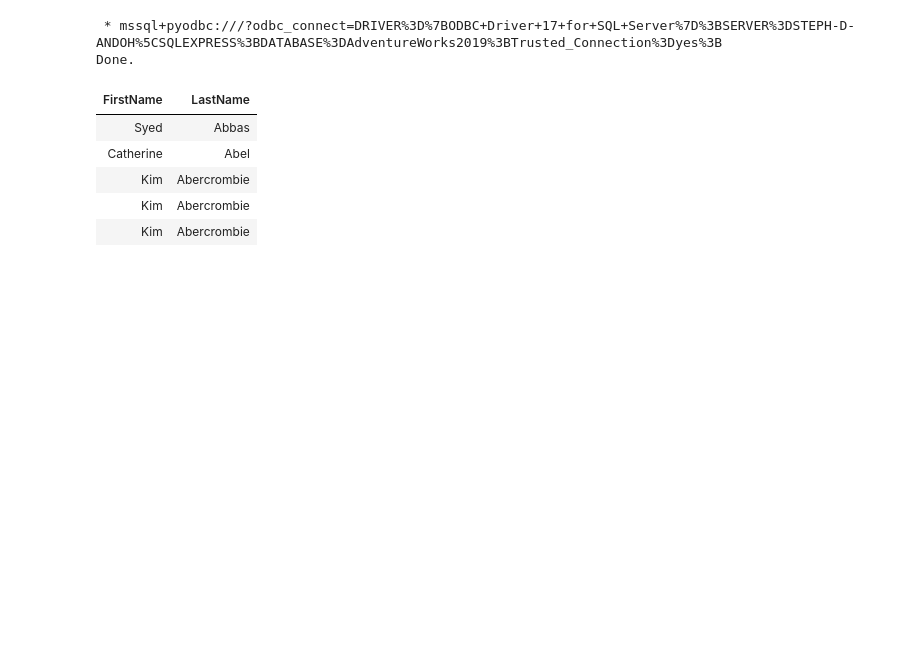
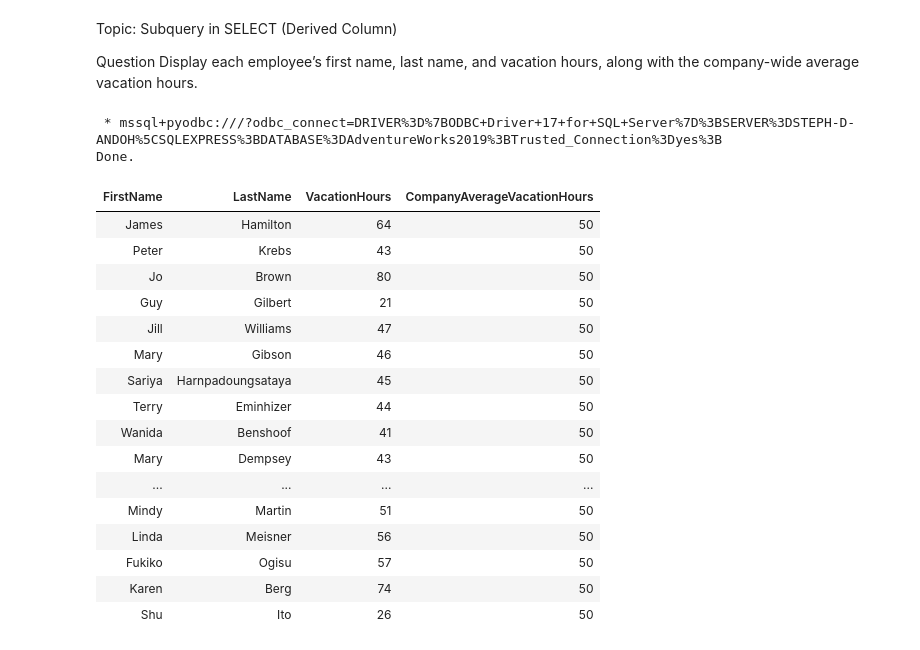
Before and after one commit to stephandoh/adventureworks2019-sql-tutorials, a Jupyter notebook: Subqueries.ipynb, the cells around one changed output. Drawn from its saved outputs; the diff is of its cells as text; code cells hidden in the pictures; blank space fills up the shorter version.

```diff
--- a/Subqueries.ipynb
+++ b/Subqueries.ipynb
@@ -23,15 +23,38 @@ connection_string = f"mssql+pyodbc:///?odbc_connect={params}"
 
 #Connect to the database
 %sql $connection_string
-# %%
-%%sql
-SELECT TOP 5 FirstName, LastName FROM Person.Person;
-# %% [output]
- * mssql+pyodbc:///?odbc_connect=DRIVER%3D%7BODBC+Driver+17+for+SQL+Server%7D%3BSERVER%3DSTEPH-D-ANDOH%5CSQLEXPRESS%3BDATABASE%3DAdventureWorks2019%3BTrusted_Connection%3Dyes%3B
-Done.
-| FirstName | LastName |
-| Syed | Abbas |
-| Catherine | Abel |
-| Kim | Abercrombie |
-| Kim | Abercrombie |
-| Kim | Abercrombie |
+# %% [markdown]
+Topic: Subquery in SELECT (Derived Column)
+
+Question
+Display each employee’s first name, last name, and vacation hours, along with the company-wide average vacation hours.
+# %%
+%%sql
+SELECT
+    PEP.FirstName,
+    PEP.LastName,
+    HRE.VacationHours,
+    (SELECT AVG(VacationHours) FROM HumanResources.Employee) AS CompanyAverageVacationHours
+FROM HumanResources.Employee AS HRE
+LEFT JOIN Person.Person AS PEP
+    ON HRE.BusinessEntityID = PEP.BusinessEntityID;
+# %% [output]
+ * mssql+pyodbc:///?odbc_connect=DRIVER%3D%7BODBC+Driver+17+for+SQL+Server%7D%3BSERVER%3DSTEPH-D-ANDOH%5CSQLEXPRESS%3BDATABASE%3DAdventureWorks2019%3BTrusted_Connection%3Dyes%3B
+Done.
+| FirstName | LastName | VacationHours | CompanyAverageVacationHours |
+| James | Hamilton | 64 | 50 |
+| Peter | Krebs | 43 | 50 |
+| Jo | Brown | 80 | 50 |
+| Guy | Gilbert | 21 | 50 |
+| Jill | Williams | 47 | 50 |
+| Mary | Gibson | 46 | 50 |
+| Sariya | Harnpadoungsataya | 45 | 50 |
+| Terry | Eminhizer | 44 | 50 |
+| Wanida | Benshoof | 41 | 50 |
+| Mary | Dempsey | 43 | 50 |
+| ... | ... | ... | ... |
+| Mindy | Martin | 51 | 50 |
+| Linda | Meisner | 56 | 50 |
+| Fukiko | Ogisu | 57 | 50 |
+| Karen | Berg | 74 | 50 |
+| Shu | Ito | 26 | 50 |
```
